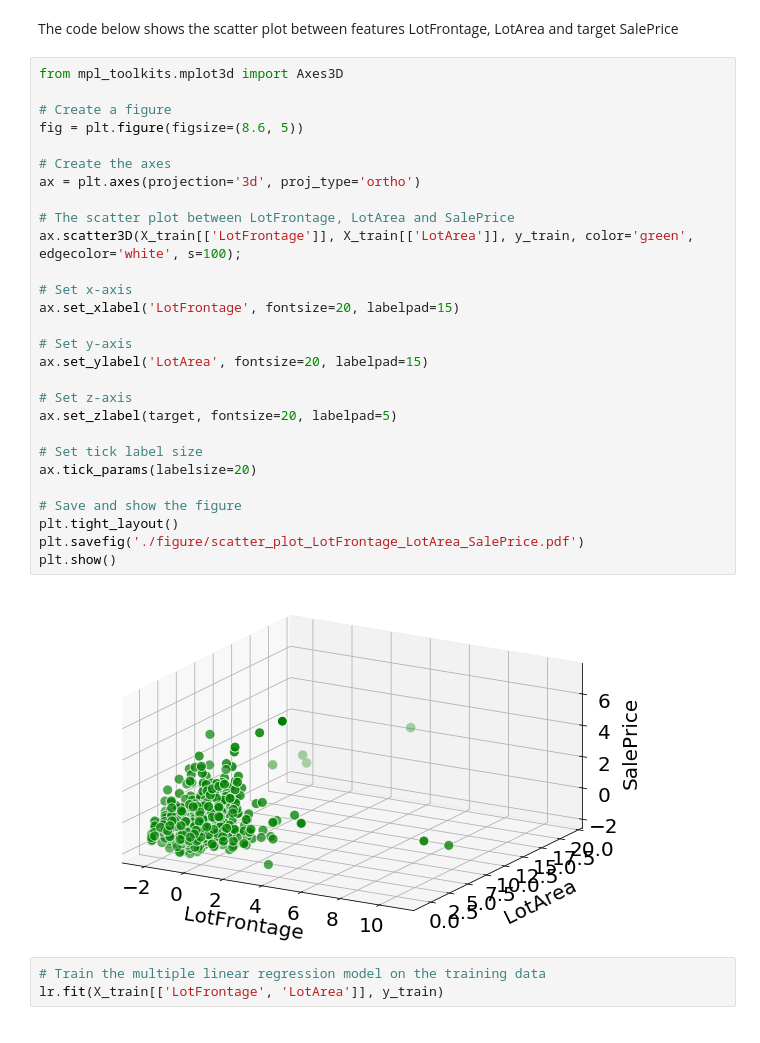
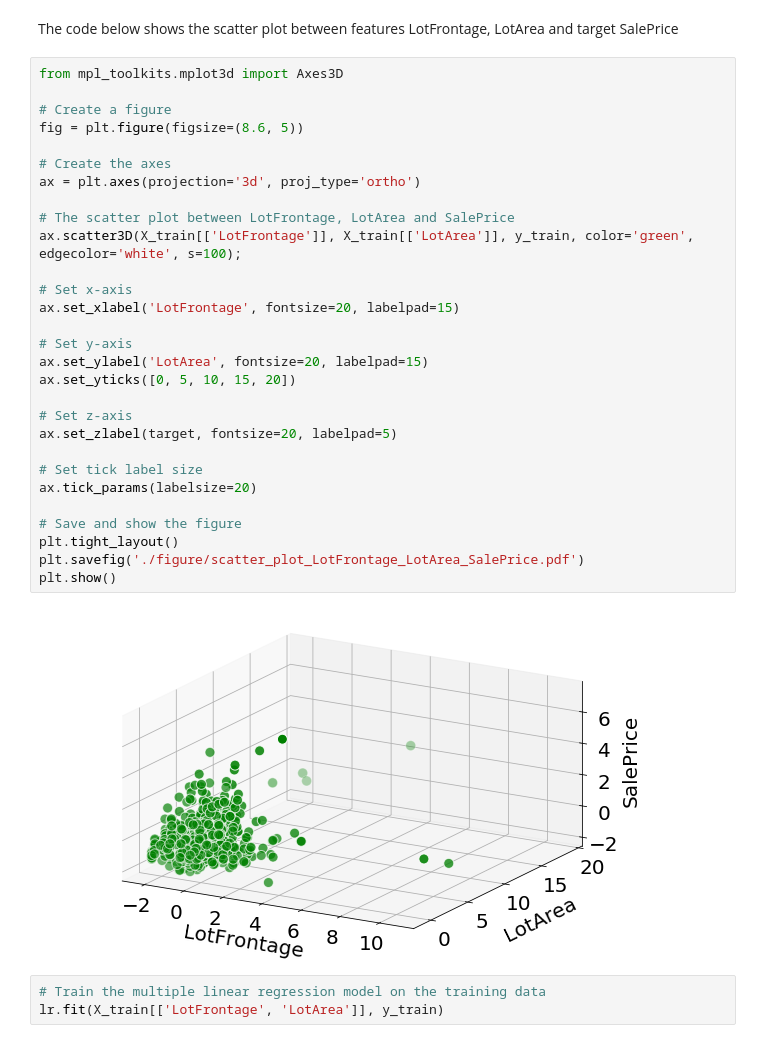
Before and after one commit to nehat312/teaching, a Jupyter notebook: gwu/machine_learning_I/spring_2020/case_study/case_study_1/case_study_1.ipynb, the cells around one changed output. Saved outputs shown, nothing was run; the diff lists cells and outputs as text.

```diff
--- a/gwu/machine_learning_I/spring_2020/case_study/case_study_1/case_study_1.ipynb
+++ b/gwu/machine_learning_I/spring_2020/case_study/case_study_1/case_study_1.ipynb
@@ -735,33 +735,34 @@ The code below shows the scatter plot between features LotFrontage, LotArea and
 # %%
 from mpl_toolkits.mplot3d import Axes3D
 
 # Create a figure
 fig = plt.figure(figsize=(8.6, 5))
 
 # Create the axes
 ax = plt.axes(projection='3d', proj_type='ortho')
 
 # The scatter plot between LotFrontage, LotArea and SalePrice
 ax.scatter3D(X_train[['LotFrontage']], X_train[['LotArea']], y_train, color='green', edgecolor='white', s=100);
 
 # Set x-axis
 ax.set_xlabel('LotFrontage', fontsize=20, labelpad=15)
 
 # Set y-axis
 ax.set_ylabel('LotArea', fontsize=20, labelpad=15)
+ax.set_yticks([0, 5, 10, 15, 20])
 
 # Set z-axis
 ax.set_zlabel(target, fontsize=20, labelpad=5)
 
 # Set tick label size
 ax.tick_params(labelsize=20)
 
 # Save and show the figure
 plt.tight_layout()
 plt.savefig('./figure/scatter_plot_LotFrontage_LotArea_SalePrice.pdf')
 plt.show()
 # %% [output]
-[figure, old version]
+[figure, new version]
 # %%
 # Train the multiple linear regression model on the training data
 lr.fit(X_train[['LotFrontage', 'LotArea']], y_train)
```
Also changed, not shown: parts of 4 cells of this notebook, 3 other files.
